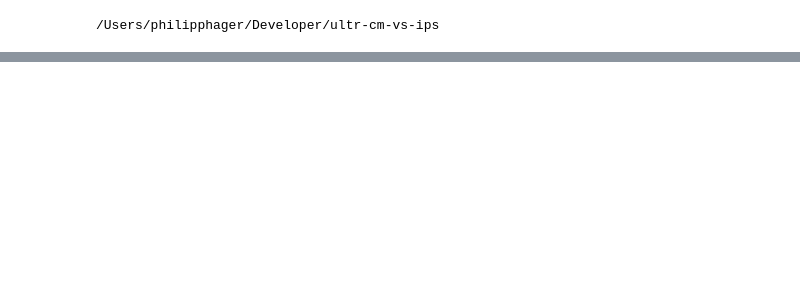
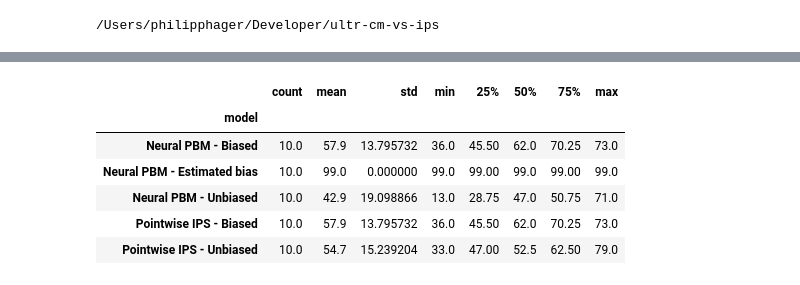
Before and after one commit to philipphager/ultr-cm-vs-ips, a Jupyter notebook: notebook/dataset.ipynb, the cells around one changed output, grey strips where cells are left out. Cells and saved outputs as stored; diff of their text form; code cells hidden in the pictures; blank space fills up the shorter version.

```diff
--- a/notebook/dataset.ipynb
+++ b/notebook/dataset.ipynb
@@ -45,7 +45,7 @@ def _rename(frame, stage):
             f"{stage}_ndcg": "nDCG",
             f"{stage}_ndcg@5": "nDCG@5",
             f"{stage}_ndcg@10": "nDCG@10",
-            f"{stage}_arp": "average_relevant_position",
+            f"{stage}_arp": "ARP",
         }
     )
 
@@ -100,0 +87,37 @@ alt.Chart(test_df, width=800, height=400).mark_line(point=True).encode(
+# %%
+def plot(dataset_df, legend=True, width=600, height=200, metric="average_relevant_position", title="", y=[0, 1.0]):
+    lines = alt.Chart(dataset_df, width=width, height=height, title=title).mark_line().encode(
+        x=alt.X("n_sessions", scale=alt.Scale(type="log"), title="Number of Train Queries", axis=alt.Axis(format="e")),
+        y=alt.Y(f"mean({metric})", scale=alt.Scale(zero=False, domain=y)),
+        color=alt.Color("model", legend=None),
+    )
+
+    marks = alt.Chart(dataset_df).mark_point().encode(
+        x=alt.X("n_sessions", scale=alt.Scale(type="log"), title="Number of Train Queries", axis=alt.Axis(format="e")),
+        y=alt.Y(f"mean({metric})", scale=alt.Scale(zero=False)),
+        shape=alt.Shape("model", legend=alt.Legend(orient="bottom"), title="") if legend else alt.Shape("model", legend=None),
+        color=alt.Color("model", legend=alt.Legend(orient="bottom"), title="") if legend else alt.Color("model", legend=None),
+    )
+
+    ci = alt.Chart(dataset_df).mark_errorband(opacity=0.5).encode(
+        x=alt.X("n_sessions", scale=alt.Scale(type="log"), title="Number of Train Queries", axis=alt.Axis(format="e")),
+        y=alt.Y(metric, scale=alt.Scale(zero=False)),
+        color=alt.Color("model", legend=None),
+    )
+
+    return alt.layer(
+        lines,
+        marks,
+        ci
+    ).resolve_scale(
+        color="independent",
+        shape="independent",
+    )
+
+yahoo_df = test_df[test_df.dataset == "Yahoo"]
+mslr_df = test_df[test_df.dataset == "MSLR-Web30K"]
+
+(
+    plot(mslr_df, legend=True, metric="nDCG@10", title="MSLR-WEB30K", y=[0.25, 0.45]) &
+    plot(yahoo_df, legend=True, metric="nDCG@10", title="Yahoo", y=[0.59, 0.74])
+)
@@ -100,0 +126,10 @@ alt.Chart(test_df, width=800, height=400).mark_line(point=True).encode(
+# %%
+yahoo_df[yahoo_df.n_sessions == 100_000_000].groupby("model").epoch.describe()
+# %% [output]
+|  | count | mean | std | min | 25% | 50% | 75% | max |
+| model |  |  |  |  |  |  |  |  |
+| Neural PBM - Biased | 10.0 | 57.9 | 13.795732 | 36.0 | 45.50 | 62.0 | 70.25 | 73.0 |
+| Neural PBM - Estimated bias | 10.0 | 99.0 | 0.000000 | 99.0 | 99.00 | 99.0 | 99.00 | 99.0 |
+| Neural PBM - Unbiased | 10.0 | 42.9 | 19.098866 | 13.0 | 28.75 | 47.0 | 50.75 | 71.0 |
+| Pointwise IPS - Biased | 10.0 | 57.9 | 13.795732 | 36.0 | 45.50 | 62.0 | 70.25 | 73.0 |
+| Pointwise IPS - Unbiased | 10.0 | 54.7 | 15.239204 | 33.0 | 47.00 | 52.5 | 62.50 | 79.0 |
```
Also changed, not shown: parts of 3 cells of this notebook.
